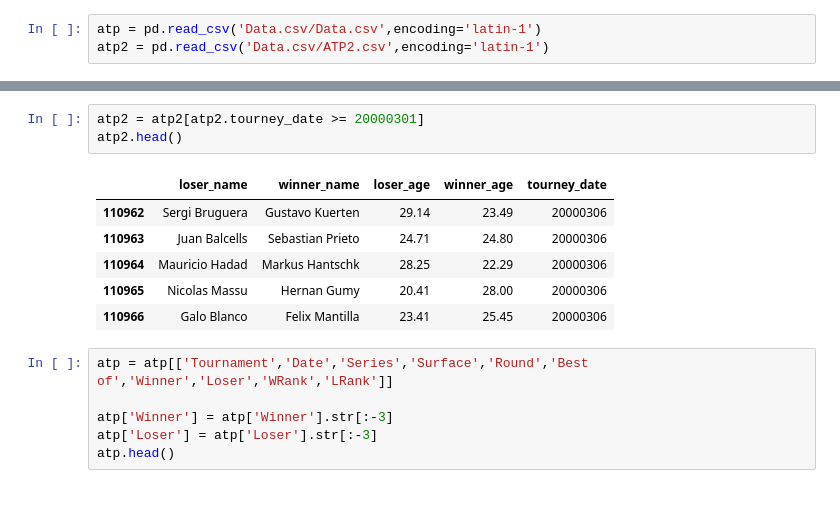
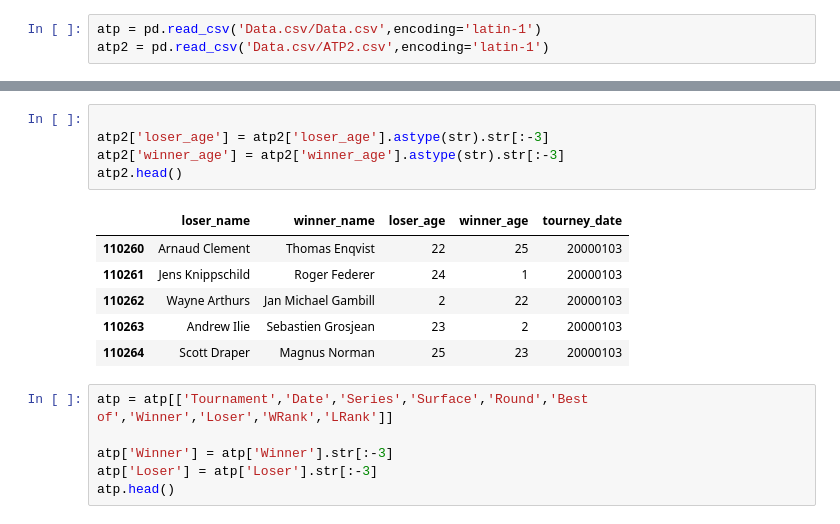
Before and after one commit to thimler/ATP-project, a Jupyter notebook: Untitled-3.ipynb, the cells around one changed output, grey strips where cells are left out. Cells and saved outputs as stored; diff of their text form.

```diff
--- a/Untitled-3.ipynb
+++ b/Untitled-3.ipynb
@@ -169,13 +138,15 @@ atp2 = atp2[['loser_name','winner_name','loser_age','winner_age','tourney_date']
-# %%
-atp2 = atp2[atp2.tourney_date >= 20000301]
-atp2.head()
-# %% [output]
-|  | loser_name | winner_name | loser_age | winner_age | tourney_date |
-| 110962 | Sergi Bruguera | Gustavo Kuerten | 29.14 | 23.49 | 20000306 |
-| 110963 | Juan Balcells | Sebastian Prieto | 24.71 | 24.80 | 20000306 |
-| 110964 | Mauricio Hadad | Markus Hantschk | 28.25 | 22.29 | 20000306 |
-| 110965 | Nicolas Massu | Hernan Gumy | 20.41 | 28.00 | 20000306 |
-| 110966 | Galo Blanco | Felix Mantilla | 23.41 | 25.45 | 20000306 |
+# %%
+
+atp2['loser_age'] = atp2['loser_age'].astype(str).str[:-3]
+atp2['winner_age'] = atp2['winner_age'].astype(str).str[:-3]
+atp2.head()
+# %% [output]
+|  | loser_name | winner_name | loser_age | winner_age | tourney_date |
+| 110260 | Arnaud Clement | Thomas Enqvist | 22 | 25 | 20000103 |
+| 110261 | Jens Knippschild | Roger Federer | 24 | 1 | 20000103 |
+| 110262 | Wayne Arthurs | Jan Michael Gambill | 2 | 22 | 20000103 |
+| 110263 | Andrew Ilie | Sebastien Grosjean | 23 | 2 | 20000103 |
+| 110264 | Scott Draper | Magnus Norman | 25 | 23 | 20000103 |
 # %%
 atp = atp[['Tournament','Date','Series','Surface','Round','Best of','Winner','Loser','WRank','LRank']]
 
```
Also changed, not shown: parts of 10 cells of this notebook.
